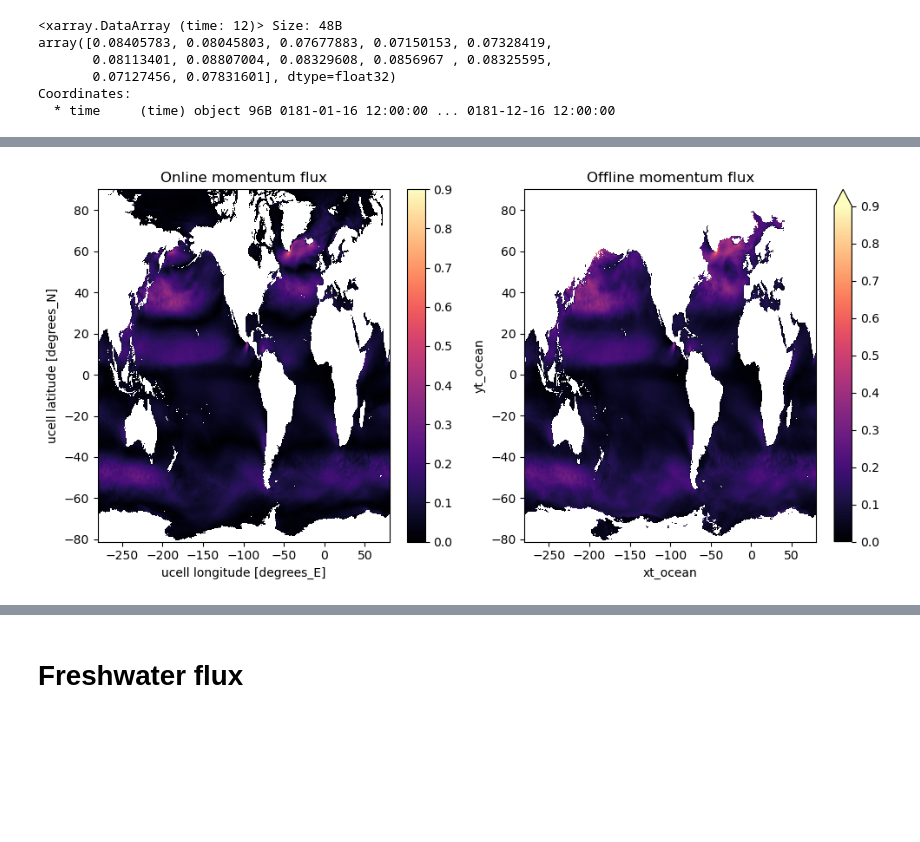
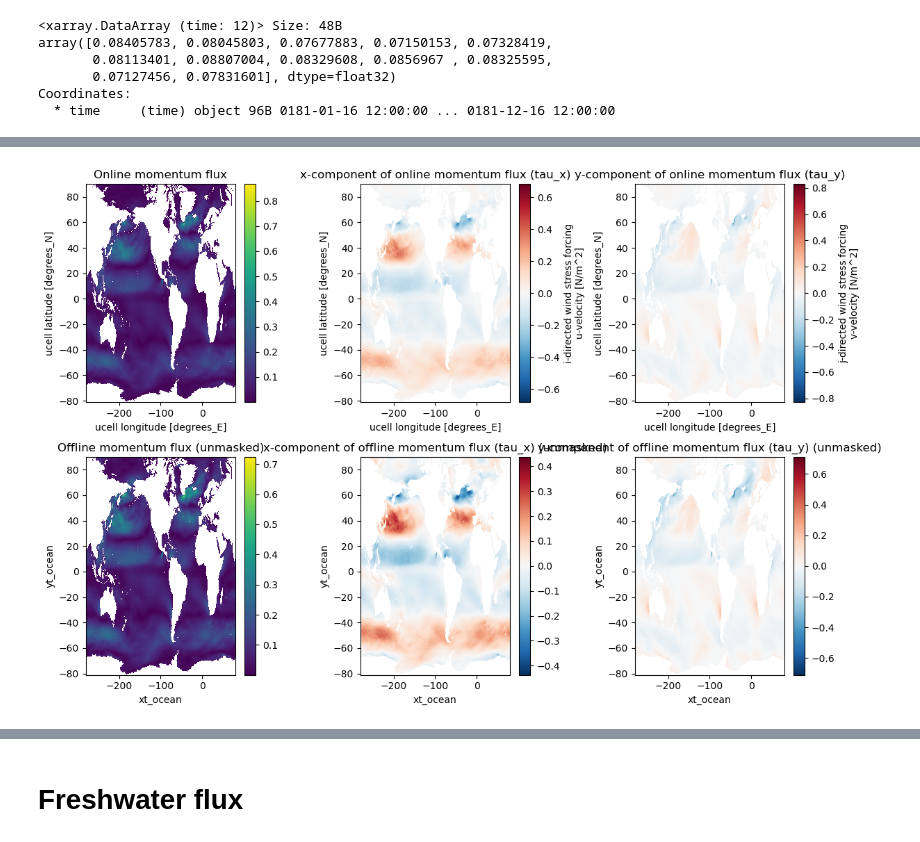
Before and after one commit to ocean-transport/air-sea-ML, a Jupyter notebook: fluxComparisonWithGCM.ipynb, the cells around one changed output, grey strips where cells are left out. Drawn from its saved outputs; the diff is of its cells as text; code cells hidden in the pictures; blank space fills up the shorter version.

```diff
--- a/fluxComparisonWithGCM.ipynb
+++ b/fluxComparisonWithGCM.ipynb
@@ -377,0 +379,5 @@ ax.legend(handles, labels, loc="best")
+# %%
+taux_oneMonthAvg = taux.isel(time=slice(0,30)).mean(dim='time')
+tauy_oneMonthAvg = tauy.isel(time=slice(0,30)).mean(dim='time')
+momfluxHR_oneMonthAvg = np.sqrt( (taux_oneMonthAvg ** 2 + tauy_oneMonthAvg ** 2) )
+momfluxHR_oneMonthAvg
@@ -378,17 +410,28 @@ ax.legend(handles, labels, loc="best")
 # %%
-fig, (ax1, ax2) = plt.subplots(1, 2, figsize=(10, 5))
+fig, ((ax1, ax2, ax3), (ax4, ax5, ax6)) = plt.subplots(2, 3, figsize=(12, 8))
 
-MomF_CM26.isel(time=0).plot(vmin=0, vmax=0.9, ax=ax1, cmap='magma')
+MomF_CM26.isel(time=0).plot(ax=ax1)
 ax1.set_title('Online momentum flux')
 
-# Plot data on the second subplot
-masked_MF.isel(time=slice(0,30)).mean(dim='time').plot(vmin=0, vmax=0.9, ax=ax2, cmap='magma')
-ax2.set_title('Offline momentum flux')
+ds.tau_x.isel(time=0).plot(ax=ax2)
+ax2.set_title('x-component of online momentum flux (tau_x)')
+
+ds.tau_y.isel(time=0).plot(ax=ax3)
+ax3.set_title('y-component of online momentum flux (tau_y)')
+
+momfluxHR_oneMonthAvg.plot(ax=ax4)
+ax4.set_title('Offline momentum flux (unmasked)')
+
+taux_oneMonthAvg.plot(ax=ax5)
+ax5.set_title('x-component of offline momentum flux (tau_x) (unmasked)')
+
+tauy_oneMonthAvg.plot(ax=ax6)
+ax6.set_title('y-component of offline momentum flux (tau_y) (unmasked)')
 
 # Adjust layout
 plt.tight_layout()
 
 # Show the plot
 plt.show()
 # %% [output]
-[figure, old version]
+[figure, new version]
```
Also changed, not shown: parts of 8 cells of this notebook.
